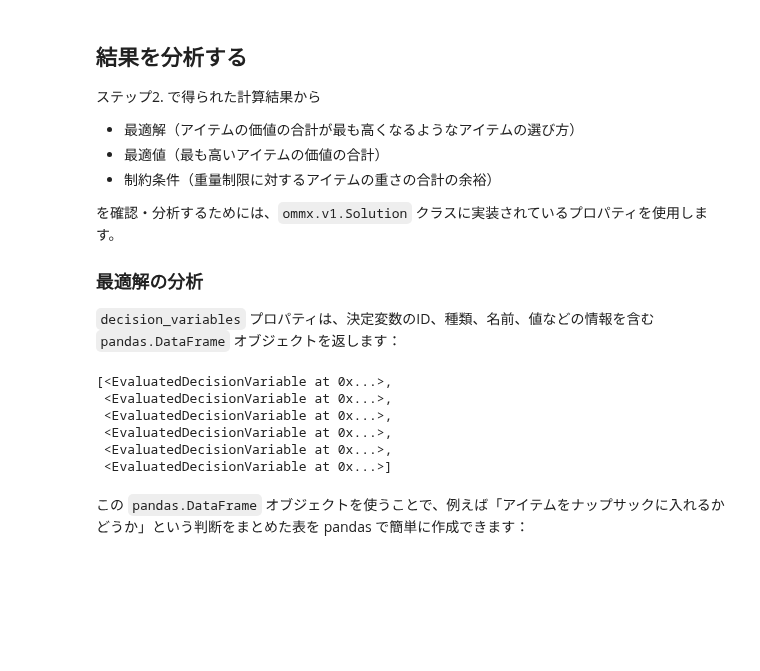
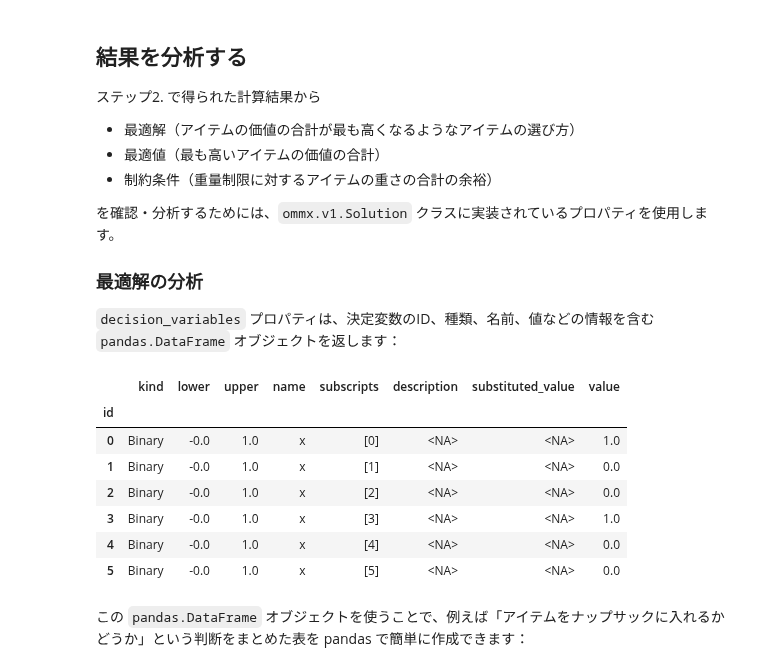
Before and after one commit to Jij-Inc/ommx, a Jupyter notebook: docs/ja/tutorial/solve_with_ommx_adapter.ipynb, the cells around one changed output. Saved outputs shown, nothing was run; the diff lists cells and outputs as text; code cells hidden in the pictures; blank space fills up the shorter version.

```diff
--- a/docs/ja/tutorial/solve_with_ommx_adapter.ipynb
+++ b/docs/ja/tutorial/solve_with_ommx_adapter.ipynb
@@ -122,14 +122,16 @@ solution = OMMXPySCIPOptAdapter.solve(instance)
 
 `decision_variables` プロパティは、決定変数のID、種類、名前、値などの情報を含む `pandas.DataFrame` オブジェクトを返します：
 # %%
-solution.decision_variables
+solution.decision_variables_df
 # %% [output]
-[<EvaluatedDecisionVariable at 0x...>,
- <EvaluatedDecisionVariable at 0x...>,
- <EvaluatedDecisionVariable at 0x...>,
- <EvaluatedDecisionVariable at 0x...>,
- <EvaluatedDecisionVariable at 0x...>,
- <EvaluatedDecisionVariable at 0x...>]
+|  | kind | lower | upper | name | subscripts | description | substituted_value | value |
+| id |  |  |  |  |  |  |  |  |
+| 0 | Binary | -0.0 | 1.0 | x | [0] | <NA> | <NA> | 1.0 |
+| 1 | Binary | -0.0 | 1.0 | x | [1] | <NA> | <NA> | 0.0 |
+| 2 | Binary | -0.0 | 1.0 | x | [2] | <NA> | <NA> | 0.0 |
+| 3 | Binary | -0.0 | 1.0 | x | [3] | <NA> | <NA> | 1.0 |
+| 4 | Binary | -0.0 | 1.0 | x | [4] | <NA> | <NA> | 0.0 |
+| 5 | Binary | -0.0 | 1.0 | x | [5] | <NA> | <NA> | 0.0 |
 # %% [markdown]
 この `pandas.DataFrame` オブジェクトを使うことで、例えば「アイテムをナップサックに入れるかどうか」という判断をまとめた表を pandas で簡単に作成できます：
 # %%
```
Also changed, not shown: parts of 1 cell of this notebook, 1 other file.
